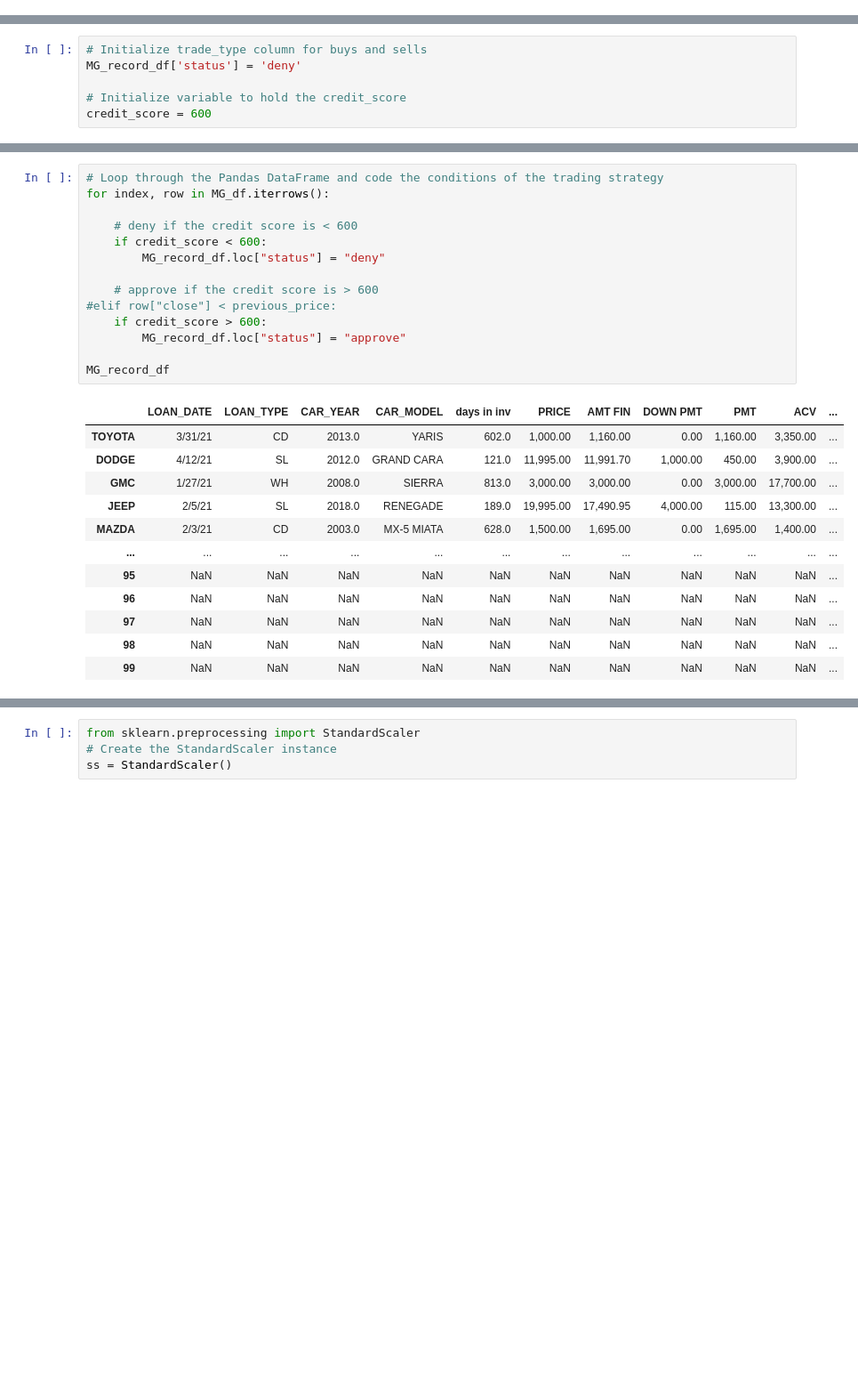
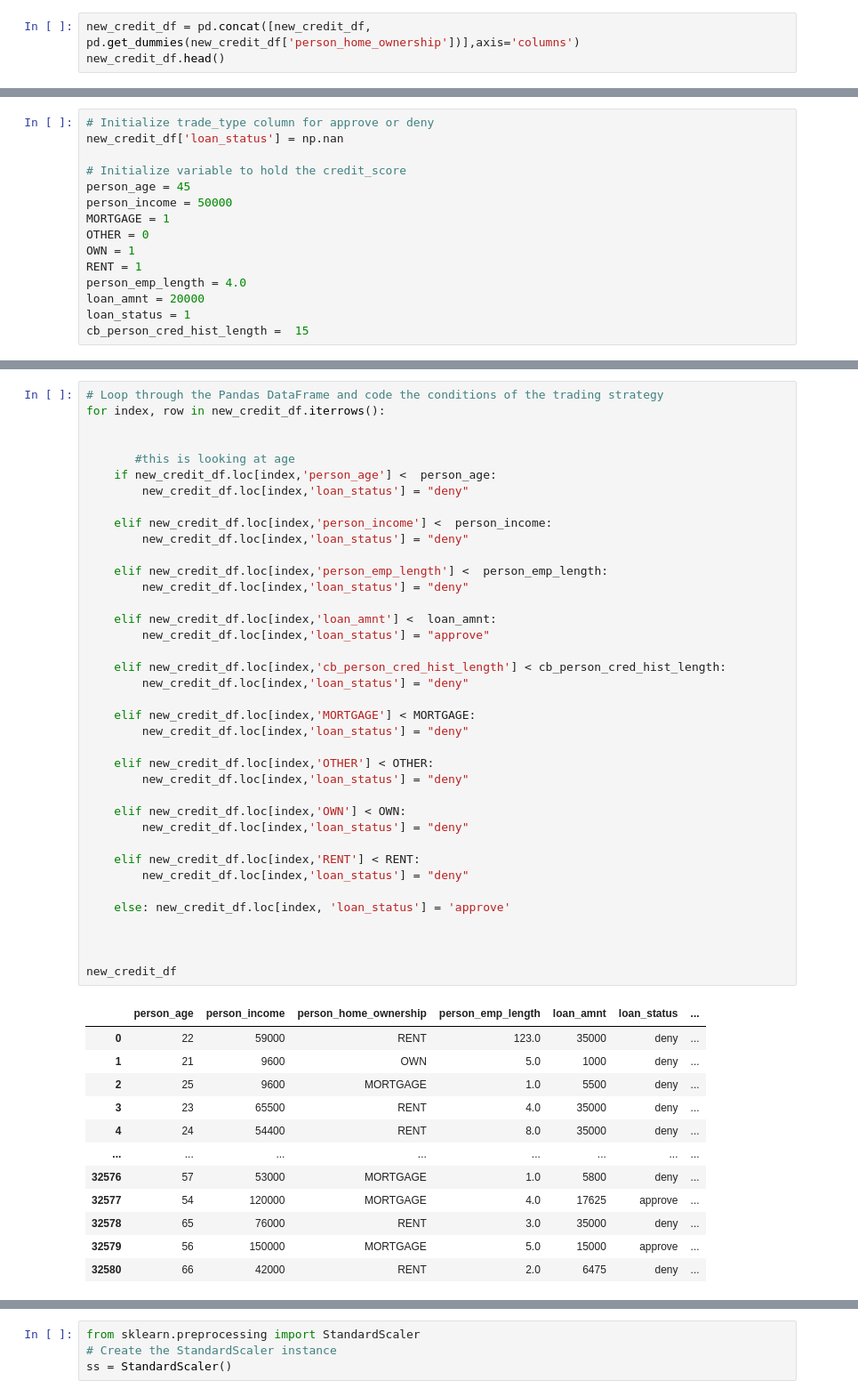
Before and after one commit to VLADDUCH/project-2, a Jupyter notebook: motory_sales_2.ipynb, the cells around one changed output, grey strips where cells are left out. Shown at 89% size. Cells and saved outputs as stored; diff of their text form; blank space fills up the shorter version.

```diff
--- a/motory_sales_2.ipynb
+++ b/motory_sales_2.ipynb
@@ -84,0 +116,3 @@ record_df.tail(10).plot()
+# %%
+new_credit_df = pd.concat([new_credit_df, pd.get_dummies(new_credit_df['person_home_ownership'])],axis='columns')
+new_credit_df.head()
@@ -85,6 +148,15 @@ record_df.tail(10).plot()
 # %%
-# Initialize trade_type column for buys and sells
-MG_record_df['status'] = 'deny'
+# Initialize trade_type column for approve or deny
+new_credit_df['loan_status'] = np.nan
 
 # Initialize variable to hold the credit_score
-credit_score = 600
+person_age = 45
+person_income = 50000
+MORTGAGE = 1
+OTHER = 0
+OWN = 1
+RENT = 1
+person_emp_length = 4.0
+loan_amnt = 20000
+loan_status = 1
+cb_person_cred_hist_length =  15
@@ -91,27 +171,51 @@ credit_score = 600
 # %%
 # Loop through the Pandas DataFrame and code the conditions of the trading strategy
-for index, row in MG_df.iterrows():
+for index, row in new_credit_df.iterrows():
 
-    # deny if the credit score is < 600
-    if credit_score < 600:
-        MG_record_df.loc["status"] = "deny"
 
-    # approve if the credit score is > 600
-#elif row["close"] < previous_price:
-    if credit_score > 600:
-        MG_record_df.loc["status"] = "approve"
+       #this is looking at age
+    if new_credit_df.loc[index,'person_age'] <  person_age:
+        new_credit_df.loc[index,'loan_status'] = "deny"
 
-MG_record_df
+    elif new_credit_df.loc[index,'person_income'] <  person_income:
+        new_credit_df.loc[index,'loan_status'] = "deny"
+
+    elif new_credit_df.loc[index,'person_emp_length'] <  person_emp_length:
+        new_credit_df.loc[index,'loan_status'] = "deny"
+
+    elif new_credit_df.loc[index,'loan_amnt'] <  loan_amnt:
+        new_credit_df.loc[index,'loan_status'] = "approve"
+
+    elif new_credit_df.loc[index,'cb_person_cred_hist_length'] < cb_person_cred_hist_length:
+        new_credit_df.loc[index,'loan_status'] = "deny"
+
+    elif new_credit_df.loc[index,'MORTGAGE'] < MORTGAGE:
+        new_credit_df.loc[index,'loan_status'] = "deny"
+
+    elif new_credit_df.loc[index,'OTHER'] < OTHER:
+        new_credit_df.loc[index,'loan_status'] = "deny"
+
+    elif new_credit_df.loc[index,'OWN'] < OWN:
+        new_credit_df.loc[index,'loan_status'] = "deny"
+
+    elif new_credit_df.loc[index,'RENT'] < RENT:
+        new_credit_df.loc[index,'loan_status'] = "deny"
+
+    else: new_credit_df.loc[index, 'loan_status'] = 'approve'
+
+
+
+new_credit_df
 # %% [output]
-|  | LOAN_DATE | LOAN_TYPE | CAR_YEAR | CAR_MODEL | days in inv | PRICE | AMT FIN | DOWN PMT | PMT | ACV | ... |
-| TOYOTA | 3/31/21 | CD | 2013.0 | YARIS | 602.0 | 1,000.00 | 1,160.00 | 0.00 | 1,160.00 | 3,350.00 | ... |
-| DODGE | 4/12/21 | SL | 2012.0 | GRAND CARA | 121.0 | 11,995.00 | 11,991.70 | 1,000.00 | 450.00 | 3,900.00 | ... |
-| GMC | 1/27/21 | WH | 2008.0 | SIERRA | 813.0 | 3,000.00 | 3,000.00 | 0.00 | 3,000.00 | 17,700.00 | ... |
-| JEEP | 2/5/21 | SL | 2018.0 | RENEGADE | 189.0 | 19,995.00 | 17,490.95 | 4,000.00 | 115.00 | 13,300.00 | ... |
-| MAZDA | 2/3/21 | CD | 2003.0 | MX-5 MIATA | 628.0 | 1,500.00 | 1,695.00 | 0.00 | 1,695.00 | 1,400.00 | ... |
-| ... | ... | ... | ... | ... | ... | ... | ... | ... | ... | ... | ... |
-| 95 | NaN | NaN | NaN | NaN | NaN | NaN | NaN | NaN | NaN | NaN | ... |
-| 96 | NaN | NaN | NaN | NaN | NaN | NaN | NaN | NaN | NaN | NaN | ... |
-| 97 | NaN | NaN | NaN | NaN | NaN | NaN | NaN | NaN | NaN | NaN | ... |
-| 98 | NaN | NaN | NaN | NaN | NaN | NaN | NaN | NaN | NaN | NaN | ... |
-| 99 | NaN | NaN | NaN | NaN | NaN | NaN | NaN | NaN | NaN | NaN | ... |
+|  | person_age | person_income | person_home_ownership | person_emp_length | loan_amnt | loan_status | ... |
+| 0 | 22 | 59000 | RENT | 123.0 | 35000 | deny | ... |
+| 1 | 21 | 9600 | OWN | 5.0 | 1000 | deny | ... |
+| 2 | 25 | 9600 | MORTGAGE | 1.0 | 5500 | deny | ... |
+| 3 | 23 | 65500 | RENT | 4.0 | 35000 | deny | ... |
+| 4 | 24 | 54400 | RENT | 8.0 | 35000 | deny | ... |
+| ... | ... | ... | ... | ... | ... | ... | ... |
+| 32576 | 57 | 53000 | MORTGAGE | 1.0 | 5800 | deny | ... |
+| 32577 | 54 | 120000 | MORTGAGE | 4.0 | 17625 | approve | ... |
+| 32578 | 65 | 76000 | RENT | 3.0 | 35000 | deny | ... |
+| 32579 | 56 | 150000 | MORTGAGE | 5.0 | 15000 | approve | ... |
+| 32580 | 66 | 42000 | RENT | 2.0 | 6475 | deny | ... |
```
Also changed, not shown: parts of 55 cells of this notebook.
